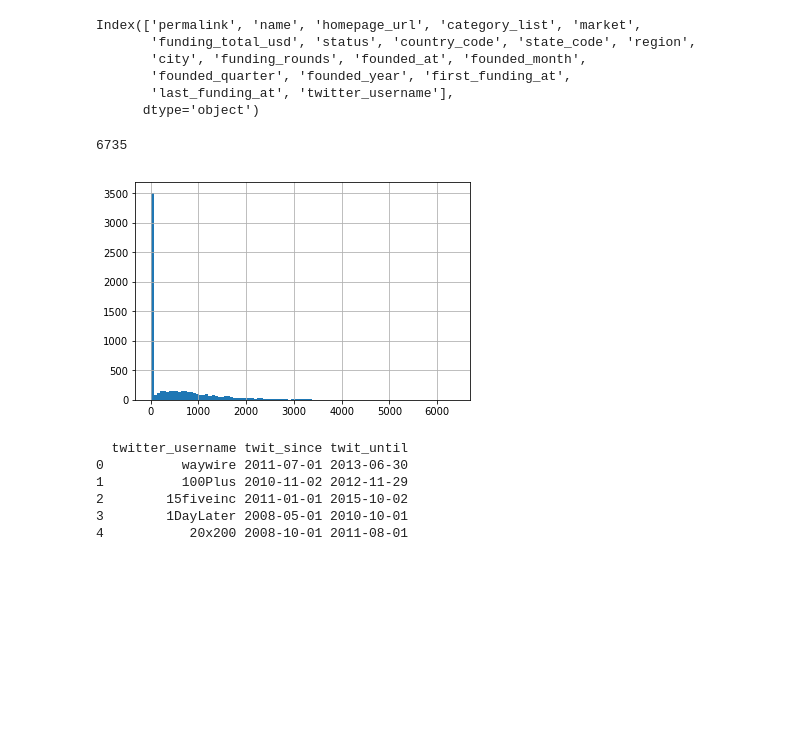
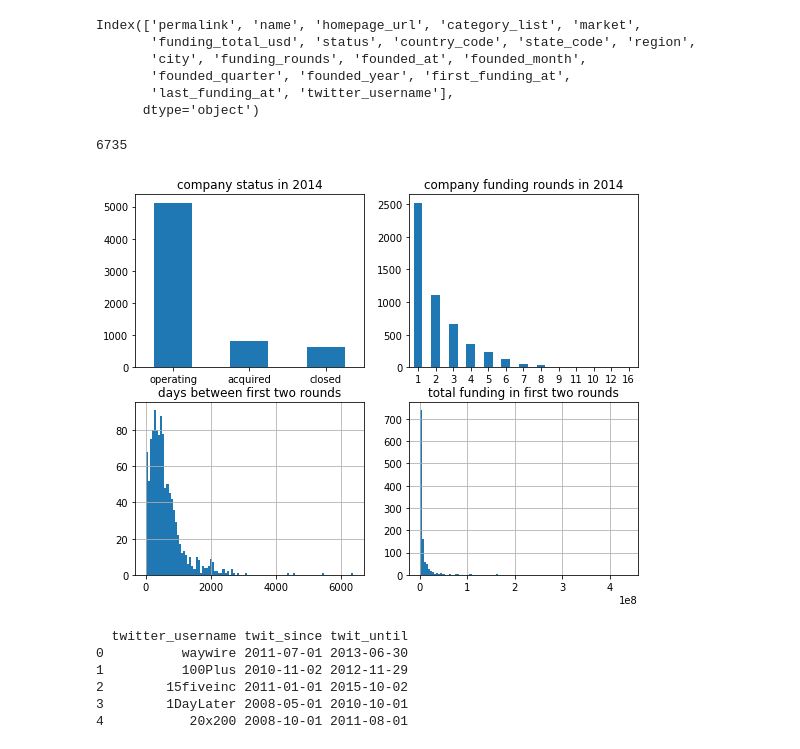
Before and after one commit to haocai1992/Venturescope, a Jupyter notebook: notebooks/week2_datacleaning_EDA.ipynb, the cells around one changed output. Cells and saved outputs as stored; diff of their text form; code cells hidden in the pictures; blank space fills up the shorter version.

Commit message:
made some EDA figures for Insight Week2 Demo.

```diff
--- a/notebooks/week2_datacleaning_EDA.ipynb
+++ b/notebooks/week2_datacleaning_EDA.ipynb
@@ -125,15 +125,29 @@ Index(['permalink', 'name', 'homepage_url', 'category_list', 'market',
        'founded_quarter', 'founded_year', 'first_funding_at',
        'last_funding_at', 'twitter_username'],
       dtype='object')
-# %%
-# distribution of time period between two funding rounds.
-df_2014_new['first2last_funding_days'] = (df_2014_new.last_funding_at - df_2014_new.first_funding_at).dt.days
-print(df_2014_new.first2last_funding_days.count())
-df_2014_new.first2last_funding_days.hist(bins=100)
-plt.show()
-# %% [output]
-6735
-[figure, removed]
+# %%
+# distribution of time period between two funding rounds.
+
+df_2014_new['first2last_funding_days'] = (df_2014_new.last_funding_at - df_2014_new.first_funding_at).dt.days
+print(df_2014_new.first2last_funding_days.count())
+
+fig, axes = plt.subplots(2, 2, facecolor='white', figsize=(9, 7))
+df_2014_new.status.value_counts().plot(kind='bar', ax=axes[0][0], rot=0)
+df_2014_new.loc[df_2014_new.status=='operating'].funding_rounds.value_counts().plot(kind='bar', ax=axes[0][1], rot=0)
+df_2014_new[(df_2014_new.status=='operating')&(df_2014_new.funding_rounds==2)].first2last_funding_days\
+           .hist(bins=100, ax=axes[1][0])
+df_2014_new[(df_2014_new.status=='operating')&(df_2014_new.funding_rounds==2)].funding_total_usd\
+           .hist(bins=100, ax=axes[1][1])
+
+axes[0][0].set_title('company status in 2014')
+axes[0][1].set_title('company funding rounds in 2014')
+axes[1][0].set_title('days between first two rounds')
+axes[1][1].set_title('total funding in first two rounds')
+
+plt.show()
+# %% [output]
+6735
+[figure, added]
 # %%
 # set the start and end date for twitterscraper.
 
```
Also changed, not shown: parts of 1 cell of this notebook, 3 other files.
